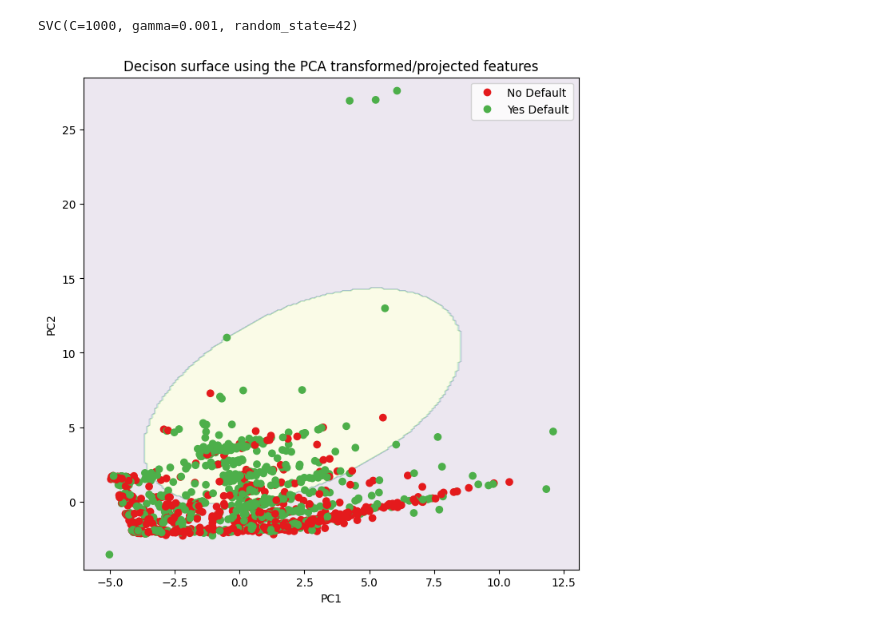
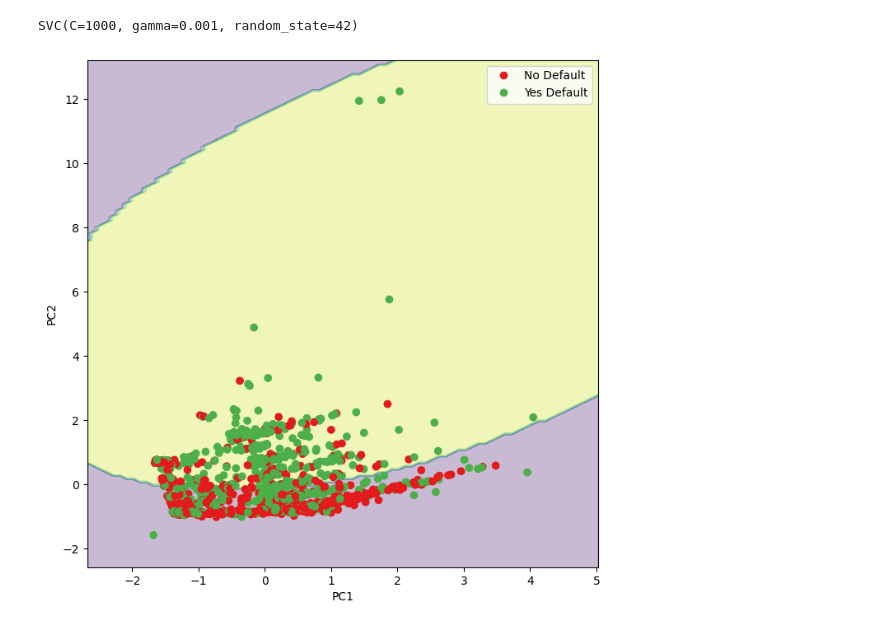
Before and after one commit to tohidnoori/Svm-ml-python, a Jupyter notebook: svm-bank-data-analysis.ipynb, the cells around one changed output. Saved outputs shown, nothing was run; the diff lists cells and outputs as text; code cells hidden in the pictures.

Commit message:
1402/01/09 | svm-bank-data-analysis.ipynb bugs fixed

```diff
--- a/svm-bank-data-analysis.ipynb
+++ b/svm-bank-data-analysis.ipynb
@@ -182,13 +189,9 @@ plt.show()
 # %% [output]
 [figure]
 # %%
-#i copy these 4 first columns of pca bacuse they have the ost impact on the data prediction
-train_pc_1_cord = X_train_pca[:, 0]
-train_pc_2_cord = X_train_pca[:, 1]
-train_pc_3_cord = X_train_pca[:, 2]
-train_pc_4_cord = X_train_pca[:, 3]
+#i copy these 2 first columns of pca because they have the ost impact on the data prediction
 
-pca_train_scaled = scaler.fit_transform(np.vstack((train_pc_1_cord, train_pc_2_cord)).T)
+pca_train_scaled = scaler.fit_transform(np.vstack((X_train_pca[:, 0], X_train_pca[:, 1])).T)
 
 param_grid = [
 {'C': [1, 10, 100,1000],
@@ -213,67 +216,38 @@ clf_svm.fit(pca_train_scaled,y_train)
 # %% [output]
 SVC(C=1000, gamma=0.001, random_state=42)
 # %%
-X_test_pca = pca.transform(X_train_scaled)
-#X_test_pca = pca.transform(X_test_scaled)
-test_pc1_coords = X_test_pca[:, 0]
-test_pc2_coords = X_test_pca[:, 1]
+x_min = pca_train_scaled[:, 0].min() - 1
+x_max = pca_train_scaled[:, 0].max() + 1
 
-## Now create a matrix of points that we can use to show
-## the decision regions.
-## The matrix will be a little bit larger than the
-## transformed PCA points so that we can plot all of
-## the PCA points on it without them being on the edge
-x_min = test_pc1_coords.min() - 1
-x_max = test_pc1_coords.max() + 1
-
-y_min = test_pc2_coords.min() - 1
-y_max =test_pc2_coords.max() + 1
+y_min = pca_train_scaled[:, 1].min() - 1
+y_max =pca_train_scaled[:, 1].max() + 1
 
 xx, yy = np.meshgrid(np.arange(start=x_min, stop=x_max, step=0.1),
 np.arange(start=y_min, stop=y_max, step=0.1))
 
-## now we will classify every point in that
-## matrix with the SVM. Points on one side of the
-## classification boundary will get 0, and points on the other
+Z = clf_svm.predict(np.column_stack((xx.ravel(), yy.ravel( ))))
 
-## now we will classify every point in that
-## matrix with the SVM. Points on one side of the
-## classification boundary will get 0, and points on the other
-## side will get 1.
-Z = clf_svm.predict(np.column_stack((xx.ravel(), yy.ravel( ))))
-## Right now, Z is just a long array of lots of 0s and ls, which
-## reflect how each point in the mesh was classified.
-## We use reshape() so that each classification (0 or 1) corresponds
-## to a specific point in the matrix.
 Z = Z.reshape(xx.shape)
 
 fig, ax = plt.subplots(figsize=(8,8))
-## now we will use contourf() to draw a filled contour plot
-## using the matrix values and classiAcations.
-## The contours will be filled according to the
-## predicted classifications (0s and 1s) in Z
-ax.contourf(xx, yy, Z, alpha=0.1)
+
+ax.contourf(xx, yy, Z, alpha=0.3)
 
 ## now create custom colors for the actual data points
 cmap = colors.ListedColormap( ['#e41a1c', '#4daf4a'])
-## now draw the actual data points - these will
-## be colored by their known (not predcited) classifications
-## NOTE: setting alpha=0.7 lets us see if we are covering up a point
-# scatter = ax.scatter(test_pcl_coords, test_pc2_coords, c=y_test,cmap=cmap)
-scatter = ax.scatter(test_pc1_coords, test_pc2_coords, c=y_train,cmap=cmap)
+
+scatter = ax.scatter(pca_train_scaled[:, 0], pca_train_scaled[:, 1], c=y_train,cmap=cmap)
 
 ## now create a legend
 legend = ax. legend(scatter. legend_elements() [0],
 scatter. legend_elements() [1],
 loc="upper right")
 legend.get_texts() [0].set_text("No Default")
 legend.get_texts() [1].set_text("Yes Default")
 
-## now add axis labels and titles
 ax.set_ylabel('PC2')
 ax.set_xlabel('PC1')
-ax.set_title('Decison surface using the PCA transformed/projected features')
-# plt.savefig('svm_default.png')
+
 plt.show()
 # %% [output]
-[figure, old version]
+[figure, new version]
```
Also changed, not shown: parts of 4 cells of this notebook.
